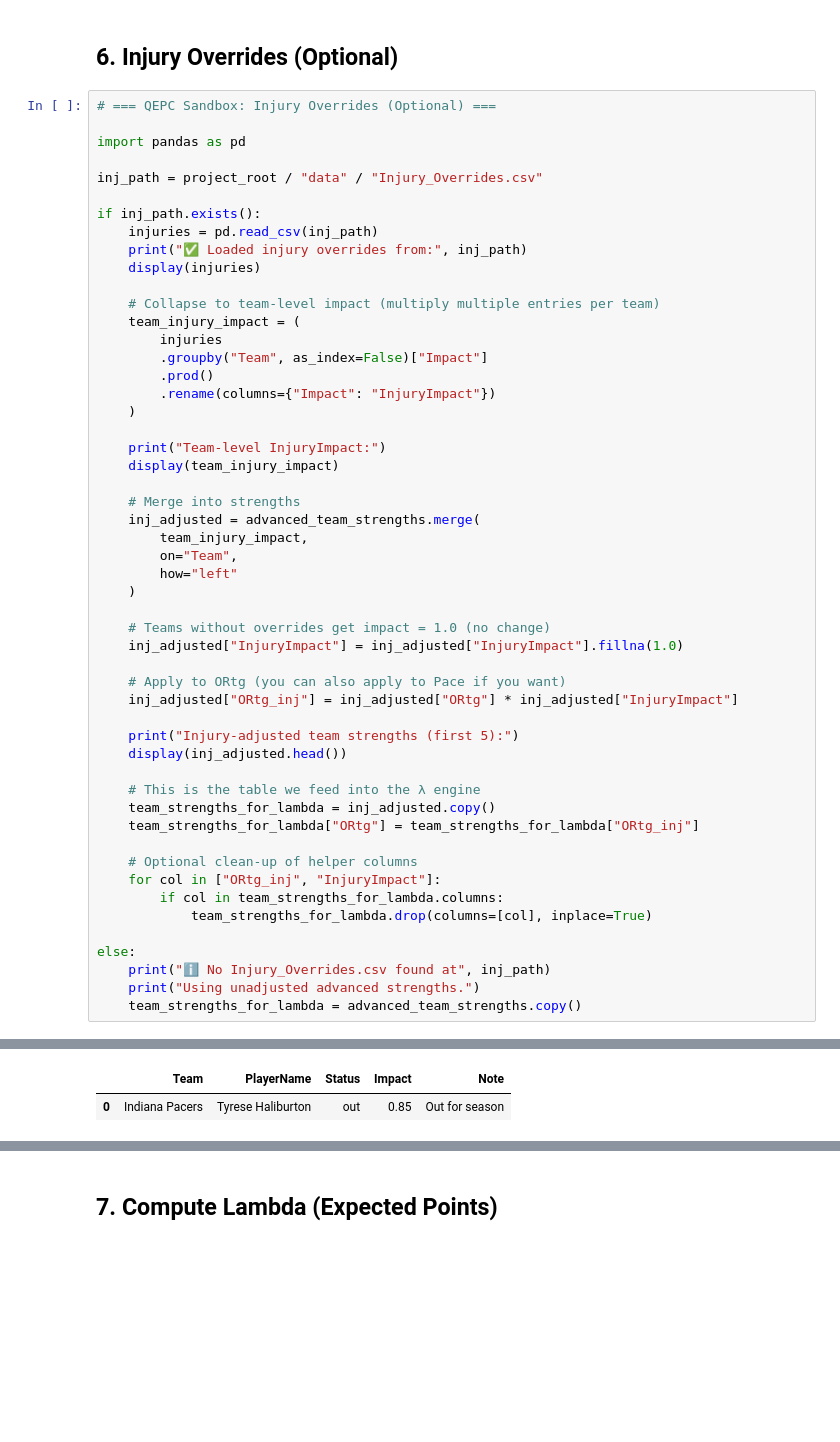
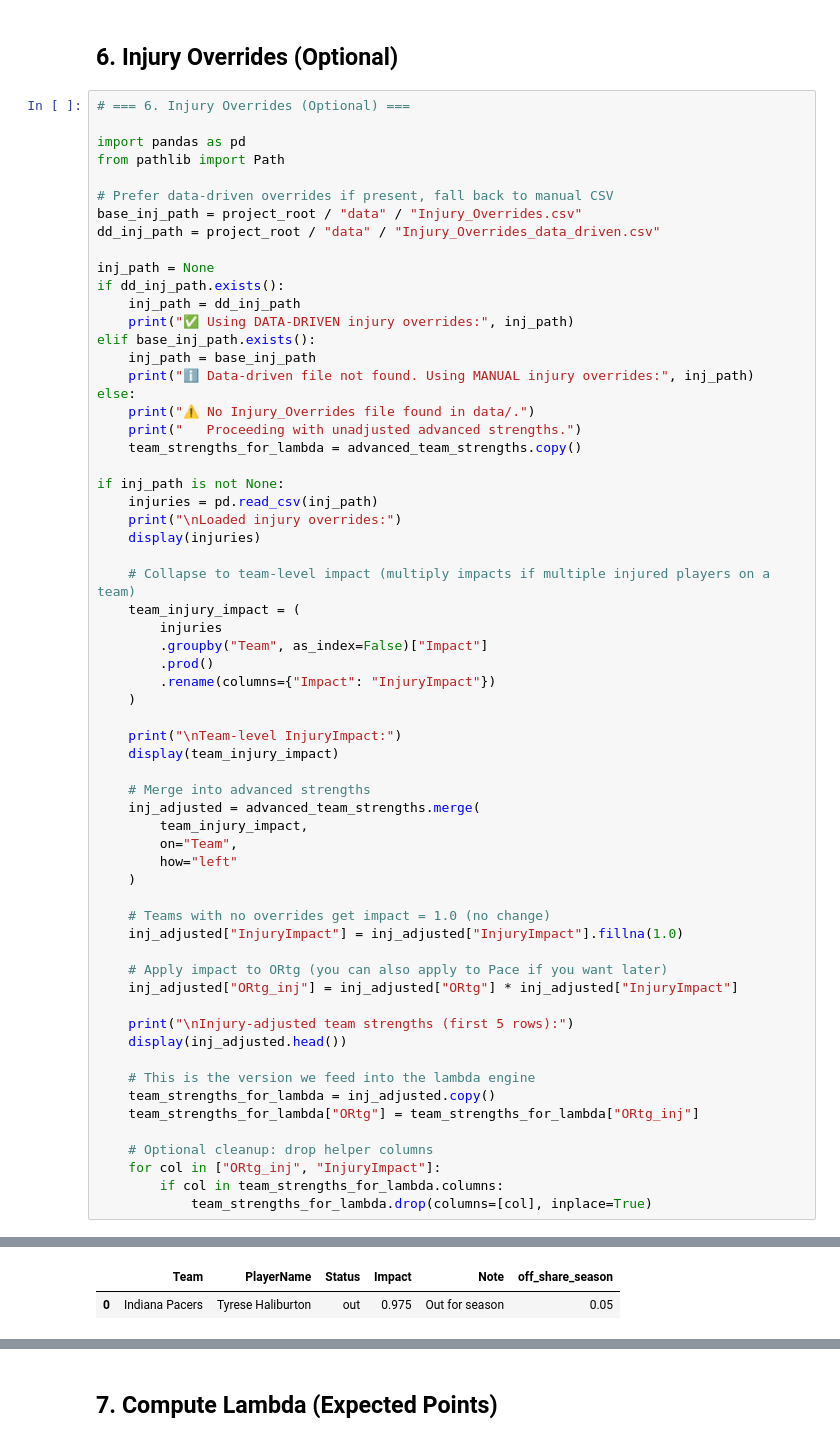
Before and after one commit to wjdorsey/qepc_project, a Jupyter notebook: notebooks/qepc_sandbox.ipynb, the cells around one changed output, grey strips where cells are left out. Cells and saved outputs as stored; diff of their text form; blank space fills up the shorter version.

```diff
--- a/notebooks/qepc_sandbox.ipynb
+++ b/notebooks/qepc_sandbox.ipynb
@@ -205,18 +205,33 @@ Unique teams in advanced strengths: 30
 # %% [markdown]
 ## 6. Injury Overrides (Optional)
 # %%
-# === QEPC Sandbox: Injury Overrides (Optional) ===
+# === 6. Injury Overrides (Optional) ===
 
 import pandas as pd
+from pathlib import Path
 
-inj_path = project_root / "data" / "Injury_Overrides.csv"
+# Prefer data-driven overrides if present, fall back to manual CSV
+base_inj_path = project_root / "data" / "Injury_Overrides.csv"
+dd_inj_path = project_root / "data" / "Injury_Overrides_data_driven.csv"
 
-if inj_path.exists():
+inj_path = None
+if dd_inj_path.exists():
+    inj_path = dd_inj_path
+    print("✅ Using DATA-DRIVEN injury overrides:", inj_path)
+elif base_inj_path.exists():
+    inj_path = base_inj_path
+    print("ℹ️ Data-driven file not found. Using MANUAL injury overrides:", inj_path)
+else:
+    print("⚠️ No Injury_Overrides file found in data/.")
+    print("   Proceeding with unadjusted advanced strengths.")
+    team_strengths_for_lambda = advanced_team_strengths.copy()
+
+if inj_path is not None:
     injuries = pd.read_csv(inj_path)
-    print("✅ Loaded injury overrides from:", inj_path)
+    print("\nLoaded injury overrides:")
     display(injuries)
 
-    # Collapse to team-level impact (multiply multiple entries per team)
+    # Collapse to team-level impact (multiply impacts if multiple injured players on a team)
     team_injury_impact = (
         injuries
         .groupby("Team", as_index=False)["Impact"]
@@ -224,36 +239,31 @@ if inj_path.exists():
         .rename(columns={"Impact": "InjuryImpact"})
     )
 
-    print("Team-level InjuryImpact:")
+    print("\nTeam-level InjuryImpact:")
     display(team_injury_impact)
 
-    # Merge into strengths
+    # Merge into advanced strengths
     inj_adjusted = advanced_team_strengths.merge(
         team_injury_impact,
         on="Team",
         how="left"
     )
 
-    # Teams without overrides get impact = 1.0 (no change)
+    # Teams with no overrides get impact = 1.0 (no change)
     inj_adjusted["InjuryImpact"] = inj_adjusted["InjuryImpact"].fillna(1.0)
 
-    # Apply to ORtg (you can also apply to Pace if you want)
+    # Apply impact to ORtg (you can also apply to Pace if you want later)
     inj_adjusted["ORtg_inj"] = inj_adjusted["ORtg"] * inj_adjusted["InjuryImpact"]
 
-    print("Injury-adjusted team strengths (first 5):")
+    print("\nInjury-adjusted team strengths (first 5 rows):")
     display(inj_adjusted.head())
 
-    # This is the table we feed into the λ engine
+    # This is the version we feed into the lambda engine
     team_strengths_for_lambda = inj_adjusted.copy()
     team_strengths_for_lambda["ORtg"] = team_strengths_for_lambda["ORtg_inj"]
 
-    # Optional clean-up of helper columns
+    # Optional cleanup: drop helper columns
     for col in ["ORtg_inj", "InjuryImpact"]:
         if col in team_strengths_for_lambda.columns:
             team_strengths_for_lambda.drop(columns=[col], inplace=True)
-
-else:
-    print("ℹ️ No Injury_Overrides.csv found at", inj_path)
-    print("Using unadjusted advanced strengths.")
-    team_strengths_for_lambda = advanced_team_strengths.copy()
 # %% [output]
@@ -261,4 +273,4 @@ else:
-|  | Team | PlayerName | Status | Impact | Note |
-| 0 | Indiana Pacers | Tyrese Haliburton | out | 0.85 | Out for season |
+|  | Team | PlayerName | Status | Impact | Note | off_share_season |
+| 0 | Indiana Pacers | Tyrese Haliburton | out | 0.975 | Out for season | 0.05 |
 Team-level InjuryImpact:
 |  | Team | InjuryImpact |
```
Also changed, not shown: parts of 8 cells of this notebook, 1 other file.
